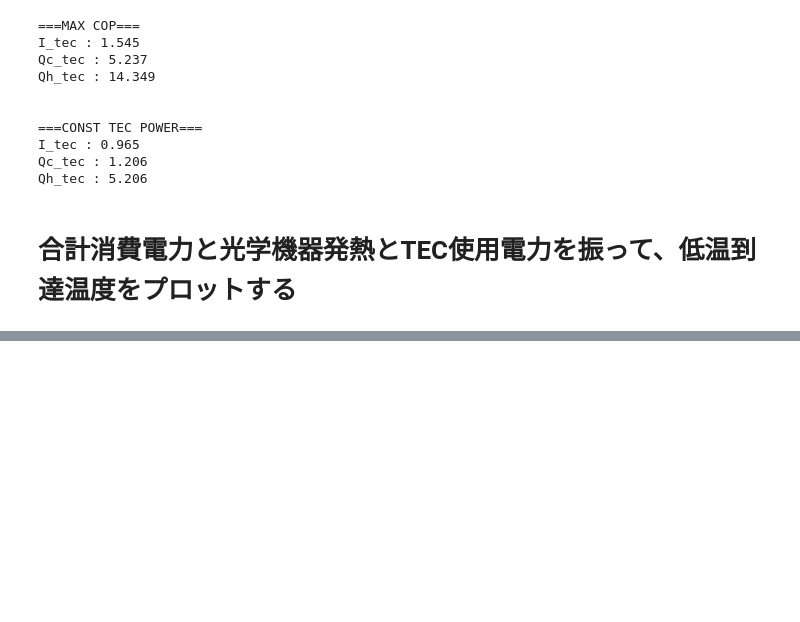
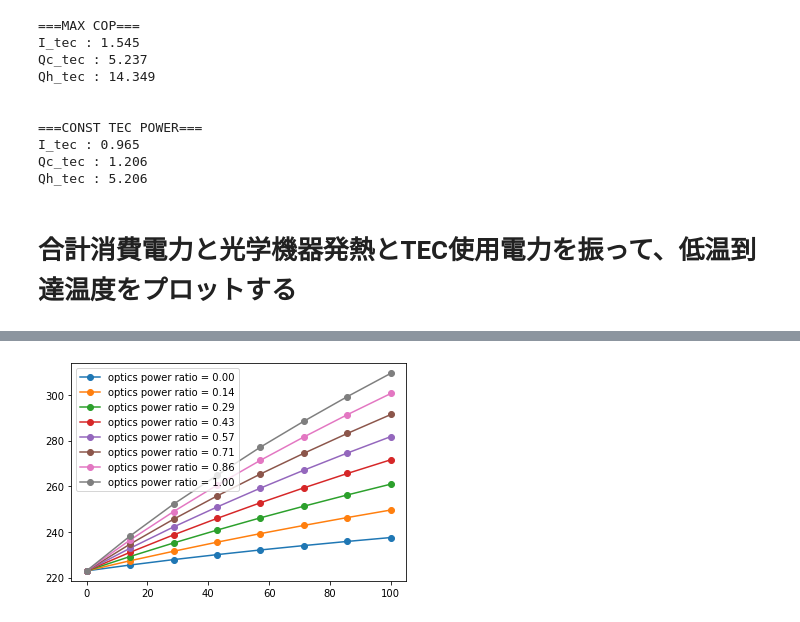
Before and after one commit to bluebeachkmt/simple_analysis, a Jupyter notebook: Thermal_Node_Analysis_model2.ipynb, the cells around one changed output, grey strips where cells are left out. Cells and saved outputs as stored; diff of their text form; code cells hidden in the pictures; blank space fills up the shorter version.

```diff
--- a/Thermal_Node_Analysis_model2.ipynb
+++ b/Thermal_Node_Analysis_model2.ipynb
@@ -1196,0 +1426,13 @@ No handles with labels found to put in legend.
+# %%
+# 光学機器の電力割合を振る
+for i in range(len(optics_power_ratio)):
+     # P vs Tのグラフを出力する
+    pyplot.plot(P_total, T_opt_zero[i],'o-', label = 'optics power ratio = {0:.2f}'.format(optics_power_ratio[i]))
+
+# グラフ範囲指定
+# pyplot.ylim(200, 500)
+# 最後にグラフに出力する
+pyplot.legend()
+pyplot.show()
+# %% [output]
+[figure, added]
```
Also changed, not shown: parts of 8 cells of this notebook.
